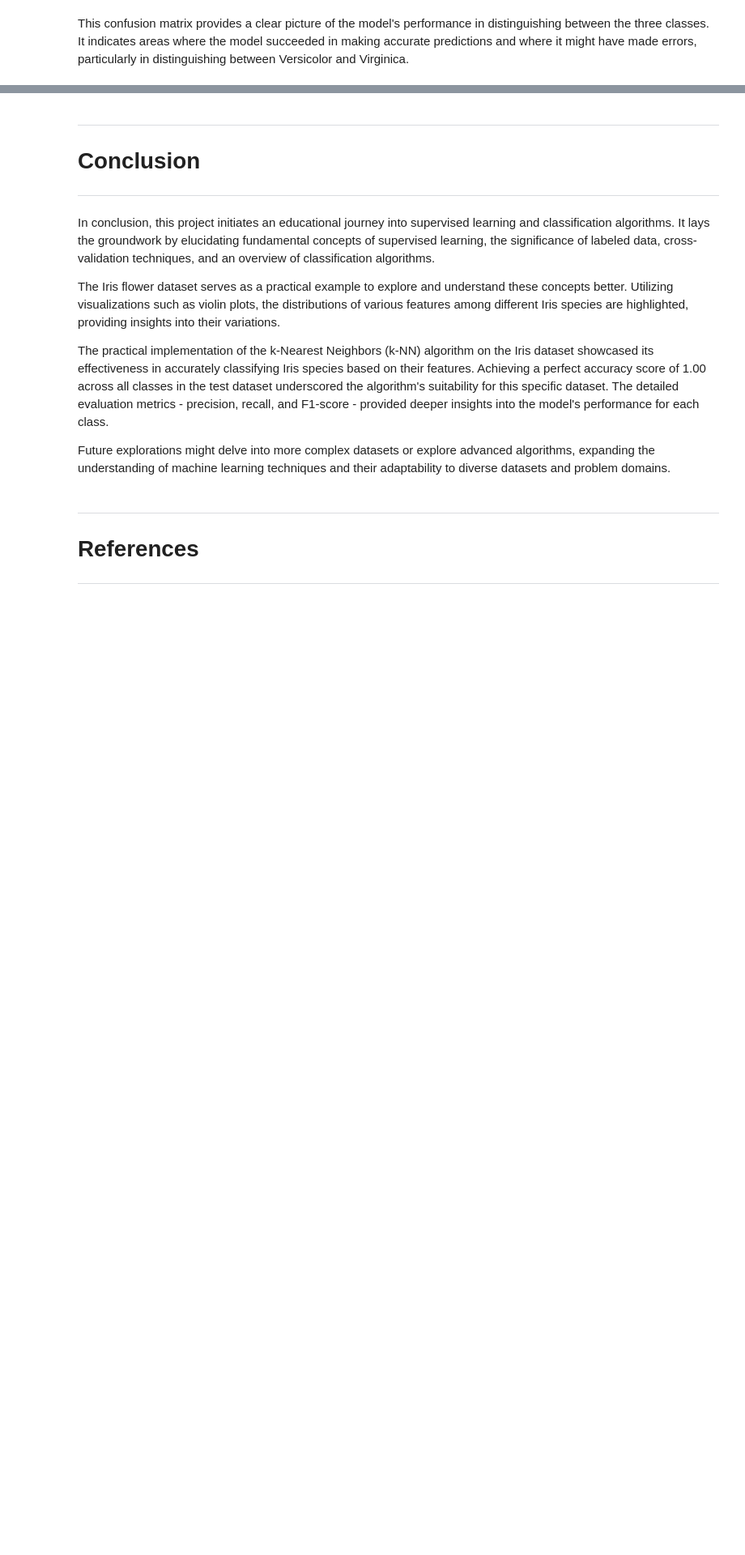
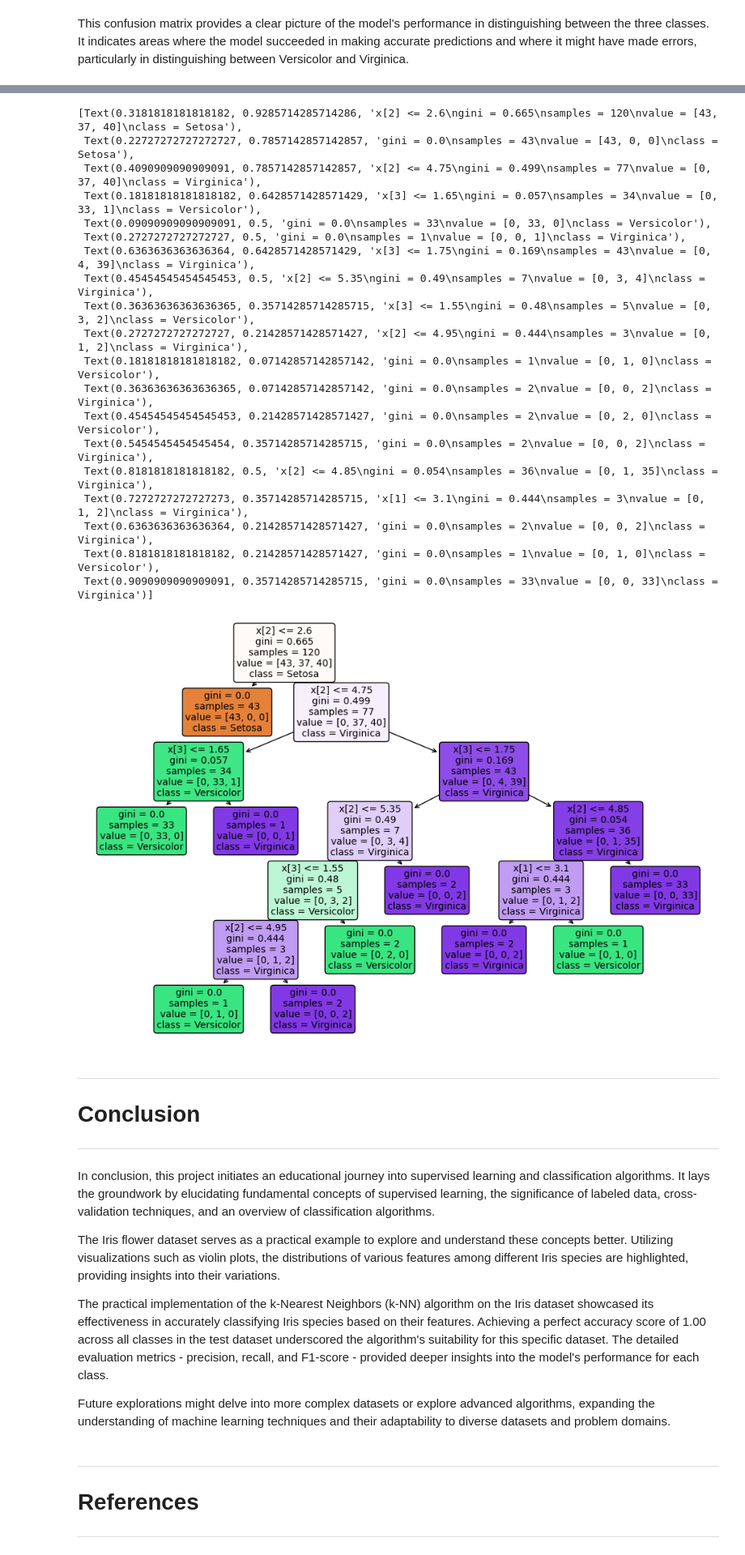
Before and after one commit to nexlanglxm/machine-learning-and-statistics, a Jupyter notebook: project.ipynb, the cells around one changed output, grey strips where cells are left out. Shown at 81% size. Drawn from its saved outputs; the diff is of its cells as text; code cells hidden in the pictures; blank space fills up the shorter version.

Commit message:
decision tree implementation

```diff
--- a/project.ipynb
+++ b/project.ipynb
@@ -304,0 +307,25 @@ This confusion matrix provides a clear picture of the model's performance in dis
+# %%
+from sklearn.tree import DecisionTreeClassifier, plot_tree
+
+# Splitting the data into features (X) and the target variable (y)
+X_dt = iris.drop('species', axis=1)  # Features
+y_dt = iris['species']  # Target variable
+
+# Splitting the data into training and test sets
+X_dttrain, X_dttest, y_dttrain, y_dttest = train_test_split(X_dt, y_dt, test_size=0.2)
+
+# Creating an instance of the DecisionTreeClassifier
+decision_tree = DecisionTreeClassifier()
+
+# Training the decision tree classifier using the training data
+decision_tree.fit(X_dttrain, y_dttrain)
+
+# Making predictions on the test data
+y_dtpred = decision_tree.predict(X_dttest)
+
+# Evaluating the model
+accuracy = accuracy_score(y_dttest, y_dtpred)
+print(f"Accuracy: {accuracy:.3f}")
+
+# Displaying a classification report and confusion matrix
+print(classification_report(y_dttest, y_dtpred))
@@ -305,3 +343,27 @@ This confusion matrix provides a clear picture of the model's performance in dis
+# %%
+plt.figure(figsize=(12, 8))
+plot_tree(decision_tree, filled=True, rounded=True, class_names=['Setosa', 'Versicolor', 'Virginica'], feature_names=None)
+# %% [output]
+[Text(0.3181818181818182, 0.9285714285714286, 'x[2] <= 2.6\ngini = 0.665\nsamples = 120\nvalue = [43, 37, 40]\nclass = Setosa'),
+ Text(0.22727272727272727, 0.7857142857142857, 'gini = 0.0\nsamples = 43\nvalue = [43, 0, 0]\nclass = Setosa'),
+ Text(0.4090909090909091, 0.7857142857142857, 'x[2] <= 4.75\ngini = 0.499\nsamples = 77\nvalue = [0, 37, 40]\nclass = Virginica'),
+ Text(0.18181818181818182, 0.6428571428571429, 'x[3] <= 1.65\ngini = 0.057\nsamples = 34\nvalue = [0, 33, 1]\nclass = Versicolor'),
+ Text(0.09090909090909091, 0.5, 'gini = 0.0\nsamples = 33\nvalue = [0, 33, 0]\nclass = Versicolor'),
+ Text(0.2727272727272727, 0.5, 'gini = 0.0\nsamples = 1\nvalue = [0, 0, 1]\nclass = Virginica'),
+ Text(0.6363636363636364, 0.6428571428571429, 'x[3] <= 1.75\ngini = 0.169\nsamples = 43\nvalue = [0, 4, 39]\nclass = Virginica'),
+ Text(0.45454545454545453, 0.5, 'x[2] <= 5.35\ngini = 0.49\nsamples = 7\nvalue = [0, 3, 4]\nclass = Virginica'),
+ Text(0.36363636363636365, 0.35714285714285715, 'x[3] <= 1.55\ngini = 0.48\nsamples = 5\nvalue = [0, 3, 2]\nclass = Versicolor'),
+ Text(0.2727272727272727, 0.21428571428571427, 'x[2] <= 4.95\ngini = 0.444\nsamples = 3\nvalue = [0, 1, 2]\nclass = Virginica'),
+ Text(0.18181818181818182, 0.07142857142857142, 'gini = 0.0\nsamples = 1\nvalue = [0, 1, 0]\nclass = Versicolor'),
+ Text(0.36363636363636365, 0.07142857142857142, 'gini = 0.0\nsamples = 2\nvalue = [0, 0, 2]\nclass = Virginica'),
+ Text(0.45454545454545453, 0.21428571428571427, 'gini = 0.0\nsamples = 2\nvalue = [0, 2, 0]\nclass = Versicolor'),
+ Text(0.5454545454545454, 0.35714285714285715, 'gini = 0.0\nsamples = 2\nvalue = [0, 0, 2]\nclass = Virginica'),
+ Text(0.8181818181818182, 0.5, 'x[2] <= 4.85\ngini = 0.054\nsamples = 36\nvalue = [0, 1, 35]\nclass = Virginica'),
+ Text(0.7272727272727273, 0.35714285714285715, 'x[1] <= 3.1\ngini = 0.444\nsamples = 3\nvalue = [0, 1, 2]\nclass = Virginica'),
+ Text(0.6363636363636364, 0.21428571428571427, 'gini = 0.0\nsamples = 2\nvalue = [0, 0, 2]\nclass = Virginica'),
+ Text(0.8181818181818182, 0.21428571428571427, 'gini = 0.0\nsamples = 1\nvalue = [0, 1, 0]\nclass = Versicolor'),
+ Text(0.9090909090909091, 0.35714285714285715, 'gini = 0.0\nsamples = 33\nvalue = [0, 0, 33]\nclass = Virginica')]
+[figure, added]
 # %% [markdown]
 ---
 # Conclusion
```
Also changed, not shown: parts of 5 cells of this notebook.
